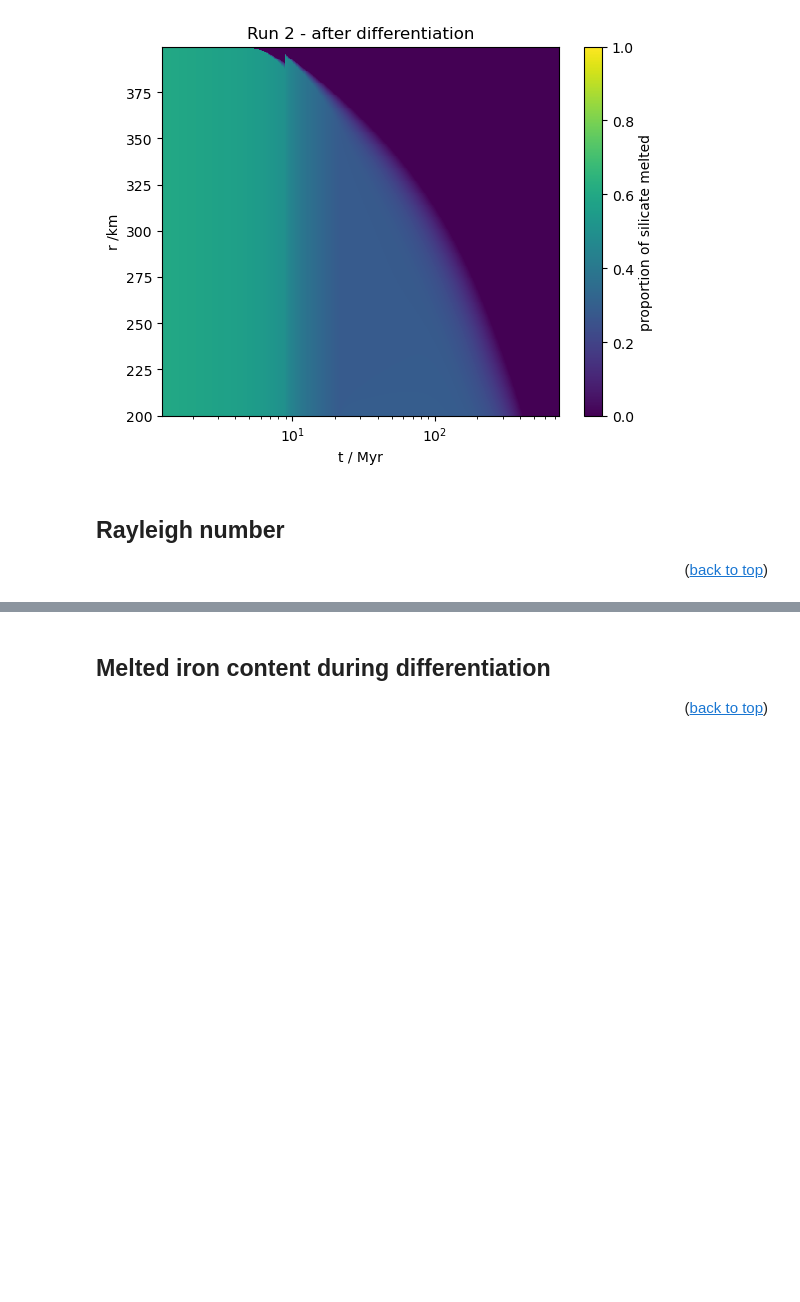
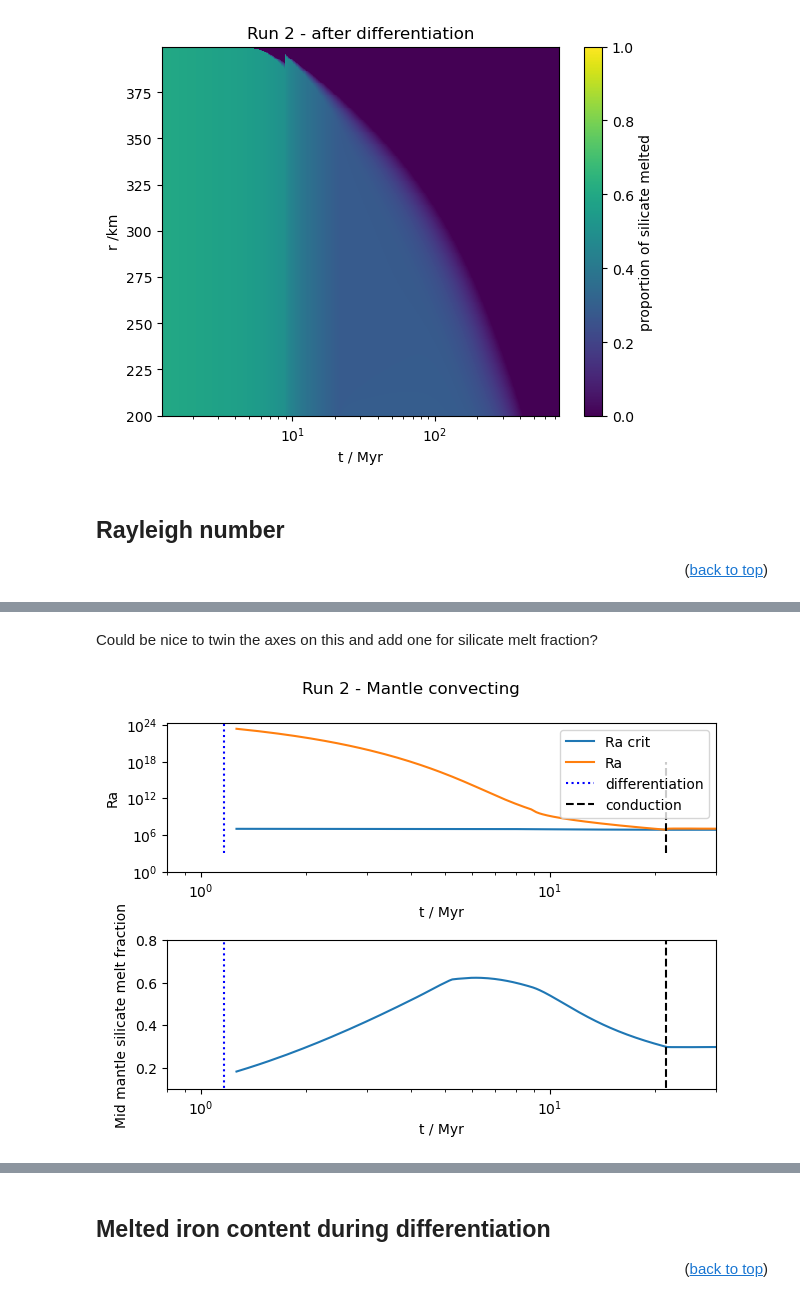
Before and after one commit to Hannah-RS/planetesimal-magnetic-history, a Jupyter notebook: Version4/plot_combined.ipynb, the cells around one changed output, grey strips where cells are left out. Cells and saved outputs as stored; diff of their text form; code cells hidden in the pictures; blank space fills up the shorter version.

```diff
--- a/Version4/plot_combined.ipynb
+++ b/Version4/plot_combined.ipynb
@@ -232,2 +236,33 @@ if save == True:
+# %% [markdown]
+Could be nice to twin the axes on this and add one for silicate melt fraction?
+# %%
+plt.figure(tight_layout=True)
+plt.subplot(2,1,1)
+plt.semilogy(t_plot_all[d0_all<r],Ra_crit_all[d0_all<r],label='Ra crit')
+plt.semilogy(t_plot_all[d0_all<r],Ra_all[d0_all<r],label='Ra')
+plt.ylim(bottom=1e0)
+plt.xlim([min(tall/Myr),30])
+plt.vlines(tdiff[-1]/Myr,1e3,1e25,linestyle='dotted',color='blue',label='differentiation')
+if conduction == True:
+    plt.vlines(cond_t,1e3,1e18,linestyle='dashed',color='k',label='conduction')
+plt.ylabel('Ra')
+plt.xscale('log')
+plt.xlabel('t / Myr')
+plt.legend()
+plt.subplot(2,1,2)
+plt.plot(t_plot_all[d0_all<r],(Tall[int(nmantle/2),d0_all<r]-1400)/400)
+plt.vlines(tdiff[-1]/Myr,0,0.8,linestyle='dotted',color='blue',label='differentiation')
+if conduction == True:
+    plt.vlines(cond_t,0,0.8,linestyle='dashed',color='k',label='conduction')
+plt.xlim([min(tall/Myr),30])
+plt.ylim([0.1,0.8])
+plt.xscale('log')
+plt.ylabel('Mid mantle silicate melt fraction')
+plt.suptitle(f'Run {run} - Mantle convecting')
+plt.xlabel('t / Myr')
+if save == True
+    plt.savefig(f'Plots/Ra_phi_comp_run{run}.png',dpi=300)
+# %% [output]
+[figure, added]
 # %%
 plt.figure()
```
Also changed, not shown: parts of 11 cells of this notebook, 1 other file.
